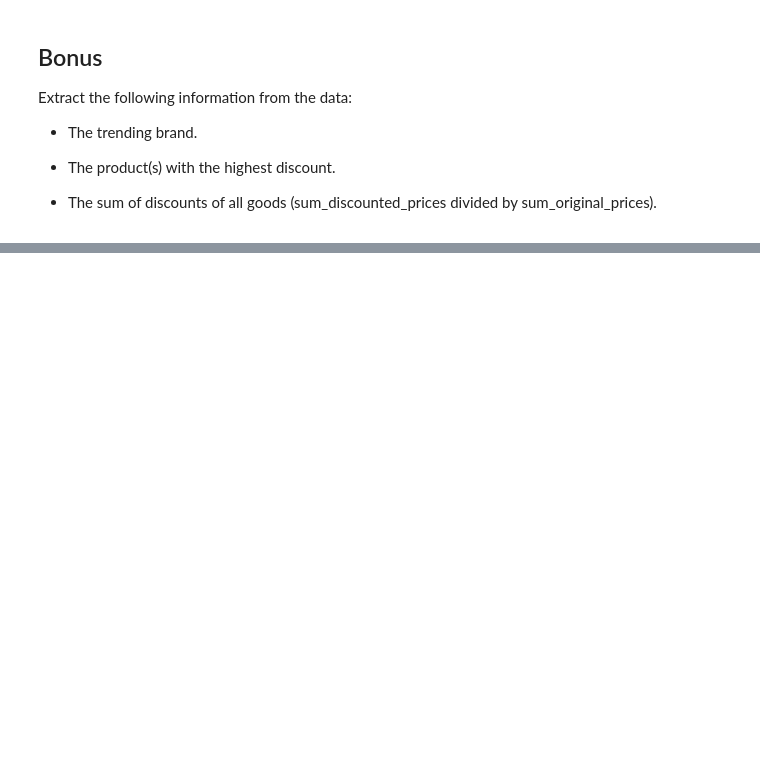
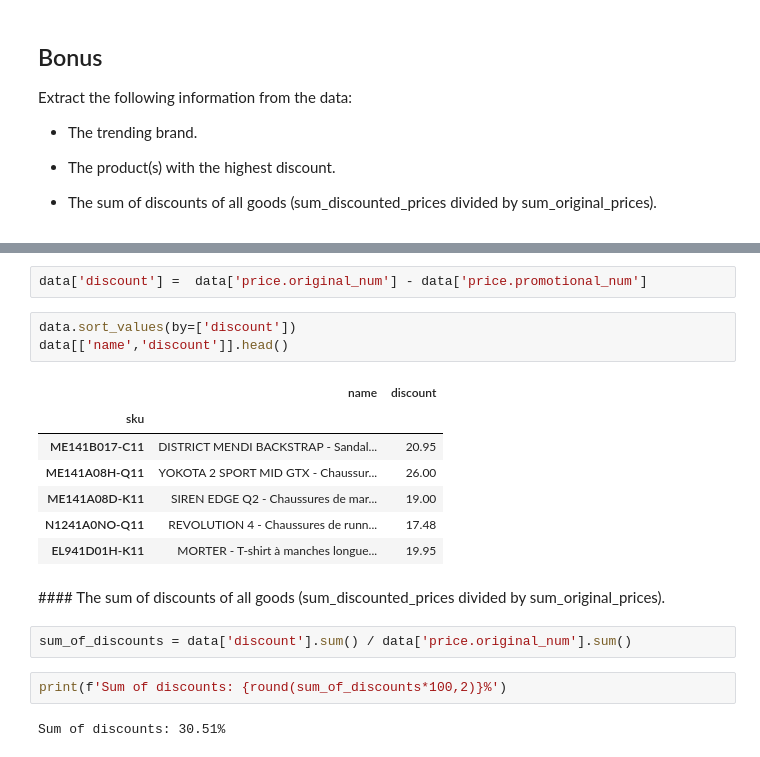
Before and after one commit to ta-datapt-bcn/lab-parsing-API-data, a Jupyter notebook: your-code/main.ipynb, the cells around one changed output, grey strips where cells are left out. Cells and saved outputs as stored; diff of their text form; blank space fills up the shorter version.

```diff
--- a/your-code/main.ipynb
+++ b/your-code/main.ipynb
@@ -49,0 +150,21 @@ Extract the following information from the data:
+# %%
+data['discount'] =  data['price.original_num'] - data['price.promotional_num']
+# %%
+data.sort_values(by=['discount'])
+data[['name','discount']].head()
+# %% [output]
+|  | name | discount |
+| sku |  |  |
+| ME141B017-C11 | DISTRICT MENDI BACKSTRAP - Sandal... | 20.95 |
+| ME141A08H-Q11 | YOKOTA 2 SPORT MID GTX - Chaussur... | 26.00 |
+| ME141A08D-K11 | SIREN EDGE Q2 - Chaussures de mar... | 19.00 |
+| N1241A0NO-Q11 | REVOLUTION 4 - Chaussures de runn... | 17.48 |
+| EL941D01H-K11 | MORTER - T-shirt à manches longue... | 19.95 |
+# %% [markdown]
+#### The sum of discounts of all goods (sum_discounted_prices divided by sum_original_prices).
+# %%
+sum_of_discounts = data['discount'].sum() / data['price.original_num'].sum()
+# %%
+print(f'Sum of discounts: {round(sum_of_discounts*100,2)}%')
+# %% [output]
+Sum of discounts: 30.51%
```
Also changed, not shown: parts of 25 cells of this notebook.
